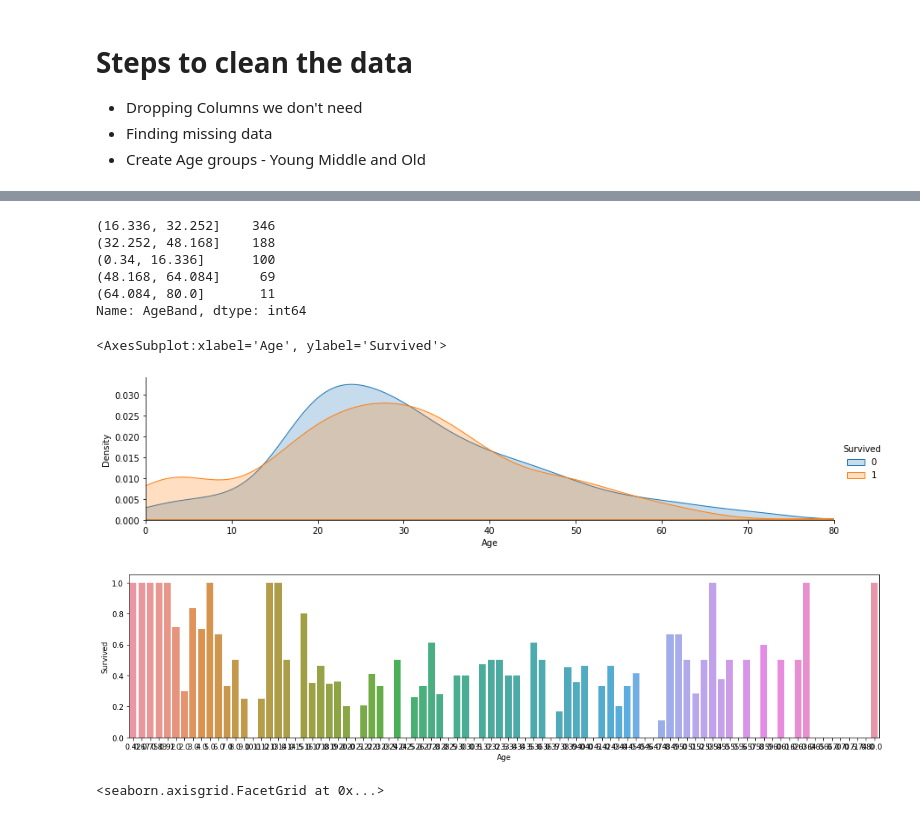
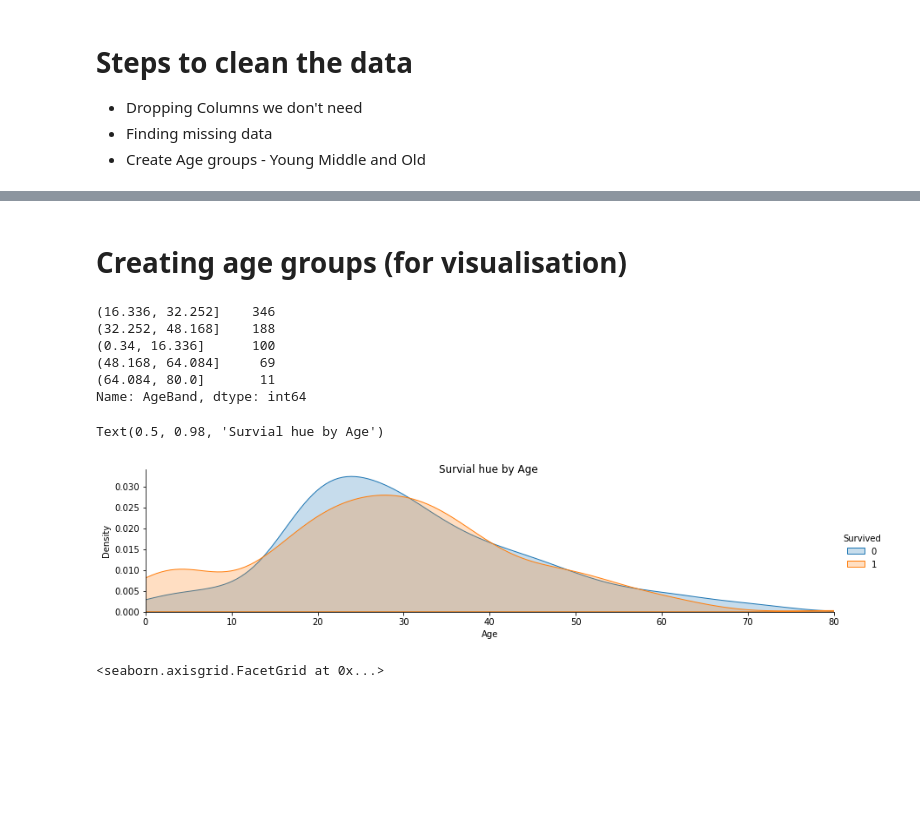
Before and after one commit to GregorMilliganUoN/Titanic_Exploration, a Jupyter notebook: Titanic ML.ipynb, the cells around one changed output, grey strips where cells are left out. Saved outputs shown, nothing was run; the diff lists cells and outputs as text; code cells hidden in the pictures; blank space fills up the shorter version.

```diff
--- a/Titanic ML.ipynb
+++ b/Titanic ML.ipynb
@@ -147,6 +153,10 @@ dtype: int64
 # %%
+#removing NaNs
 test_df = test_df[test_df['Age'].notna()]
 train_df = train_df[train_df['Age'].notna()]
+train_df = train_df[train_df['Fare'].notna()]
+# %% [markdown]
+# Creating age groups (for visualisation)
 # %%
 # Creating Age groups
 train_df['AgeBand'] = pd.cut(train_df['Age'], 5)
@@ -162,15 +172,10 @@ Name: AgeBand, dtype: int64
 # %%
 facet = sns.FacetGrid(train_df, hue="Survived",aspect=4)
 facet.map(sns.kdeplot,'Age',shade= True)
 facet.set(xlim=(0, train_df['Age'].max()))
 facet.add_legend()
-
-# average survived passengers by age
-fig, axis1 = plt.subplots(1,1,figsize=(18,4))
-average_age = train_df[["Age", "Survived"]].groupby(['Age'],as_index=False).mean()
-sns.barplot(x='Age', y='Survived', data=average_age)
+facet.fig.suptitle('Survial hue by Age')
 # %% [output]
-<AxesSubplot:xlabel='Age', ylabel='Survived'>
+Text(0.5, 0.98, 'Survial hue by Age')
-[figure, old version]
+[figure, new version]
-[figure, removed]
 # %%
```
Also changed, not shown: parts of 45 cells of this notebook.
